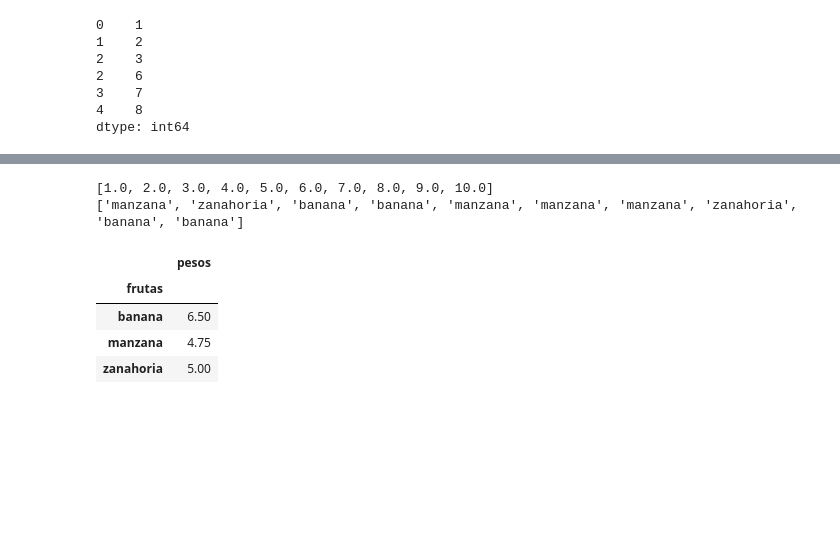
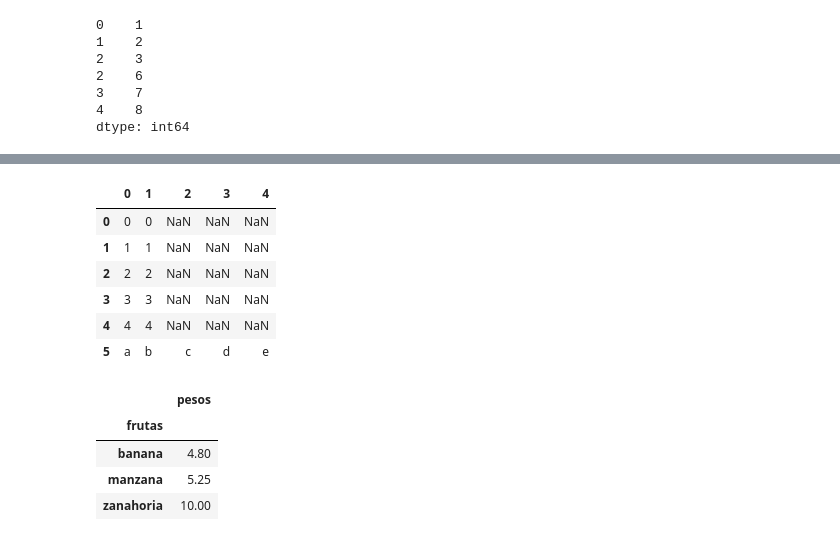
Before and after one commit to 2020-A-Python-GR1/py-ramos-gabriela, a Jupyter notebook: Examen/Examen.ipynb, the cells around one changed output, grey strips where cells are left out. Saved outputs shown, nothing was run; the diff lists cells and outputs as text; code cells hidden in the pictures; blank space fills up the shorter version.

```diff
--- a/Examen/Examen.ipynb
+++ b/Examen/Examen.ipynb
@@ -297,31 +414,25 @@ df2
+# %%
+df = df.append(ser2,ignore_index=True)
+df
+# %% [output]
+|  | 0 | 1 | 2 | 3 | 4 |
+| 0 | 0 | 0 | NaN | NaN | NaN |
+| 1 | 1 | 1 | NaN | NaN | NaN |
+| 2 | 2 | 2 | NaN | NaN | NaN |
+| 3 | 3 | 3 | NaN | NaN | NaN |
+| 4 | 4 | 4 | NaN | NaN | NaN |
+| 5 | a | b | c | d | e |
 # %%
 ## 21)¿Obtener la media de una serie agrupada por otra serie?
 
-#`groupby` tambien esta disponible en series.
-
-
-
 frutas = pd.Series(np.random.choice(['manzana', 'banana', 'zanahoria'], 10))
 pesos = pd.Series(np.linspace(1, 10, 10))
-print(pesos.tolist())
-print(frutas.tolist())
-#> [1.0, 2.0, 3.0, 4.0, 5.0, 6.0, 7.0, 8.0, 9.0, 10.0]
-#> ['banana', 'carrot', 'apple', 'carrot', 'carrot', 'apple', 'banana', 'carrot', 'apple', 'carrot']
 
-# Los valores van a cambiar por ser random
-# apple     6.0
-# banana    4.0
-# carrot    5.8
-# dtype: float64
-
-
-ejercicio_20 = pd.DataFrame({"frutas": frutas, "pesos": pesos})
-ejercicio_20.groupby(['frutas']).mean()
+datos = pd.DataFrame({"frutas": frutas, "pesos": pesos})
+datos.groupby(['frutas']).mean()
 # %% [output]
-[1.0, 2.0, 3.0, 4.0, 5.0, 6.0, 7.0, 8.0, 9.0, 10.0]
-['manzana', 'zanahoria', 'banana', 'banana', 'manzana', 'manzana', 'manzana', 'zanahoria', 'banana', 'banana']
 |  | pesos |
 | frutas |  |
-| banana | 6.50 |
-| manzana | 4.75 |
-| zanahoria | 5.00 |
+| banana | 4.80 |
+| manzana | 5.25 |
+| zanahoria | 10.00 |
```
Also changed, not shown: parts of 24 cells of this notebook, 2 other files.
